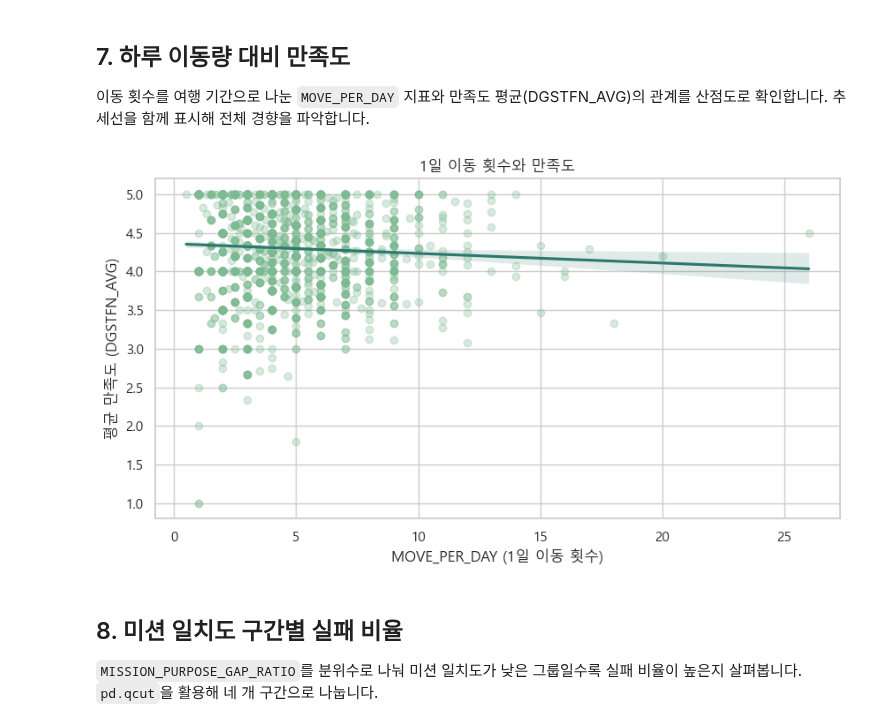
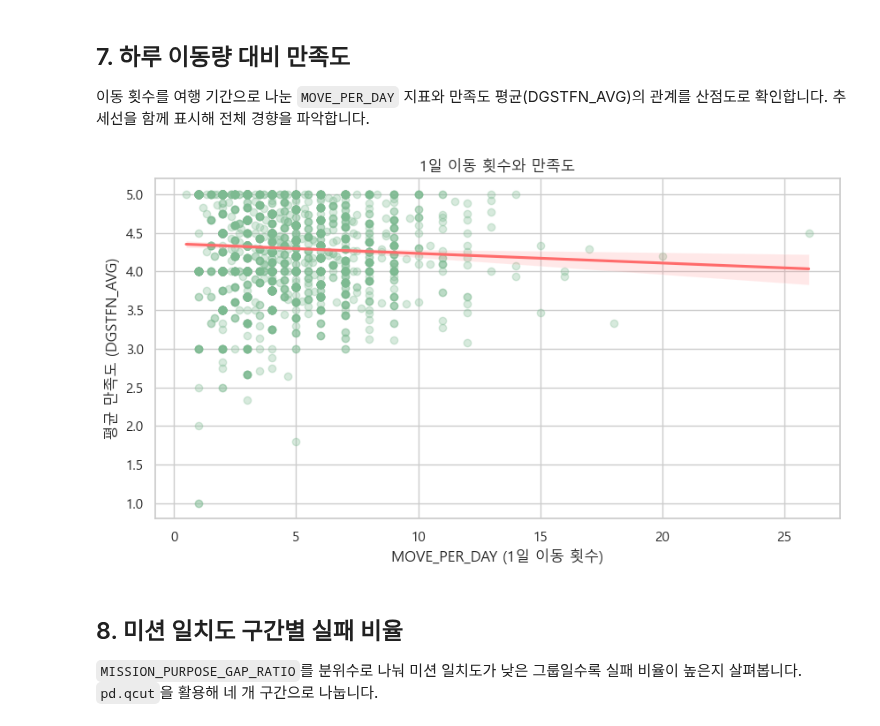
Before and after one commit to SKNetworks-AI19-250818/SKN19-mini-1Team, a Jupyter notebook: preprocessing/notebook/01_EDA.ipynb, the cells around one changed output. Drawn from its saved outputs; the diff is of its cells as text; code cells hidden in the pictures.

```diff
--- a/preprocessing/notebook/01_EDA.ipynb
+++ b/preprocessing/notebook/01_EDA.ipynb
@@ -245,21 +245,21 @@ plt.show()
 # %%
 # 8) 1일 이동 횟수와 만족도 관계
 move_data = travel.dropna(subset=["MOVE_PER_DAY", "DGSTFN_AVG"]).copy()
 
 plt.figure(figsize=(10, 5))
 sns.regplot(
     data=move_data,
     x="MOVE_PER_DAY",
     y="DGSTFN_AVG",
     scatter_kws={"alpha": 0.3},
-    line_kws={"color": "#2C786C"},
+    line_kws={"color": "#FF6B6B"},
 )
 plt.title("1일 이동 횟수와 만족도")
 plt.xlabel("MOVE_PER_DAY (1일 이동 횟수)")
 plt.ylabel("평균 만족도 (DGSTFN_AVG)")
 plt.show()
 # %% [output]
-[figure, old version]
+[figure, new version]
 # %% [markdown]
 ## 8. 미션 일치도 구간별 실패 비율
 
```
Also changed, not shown: parts of 1 cell of this notebook.
